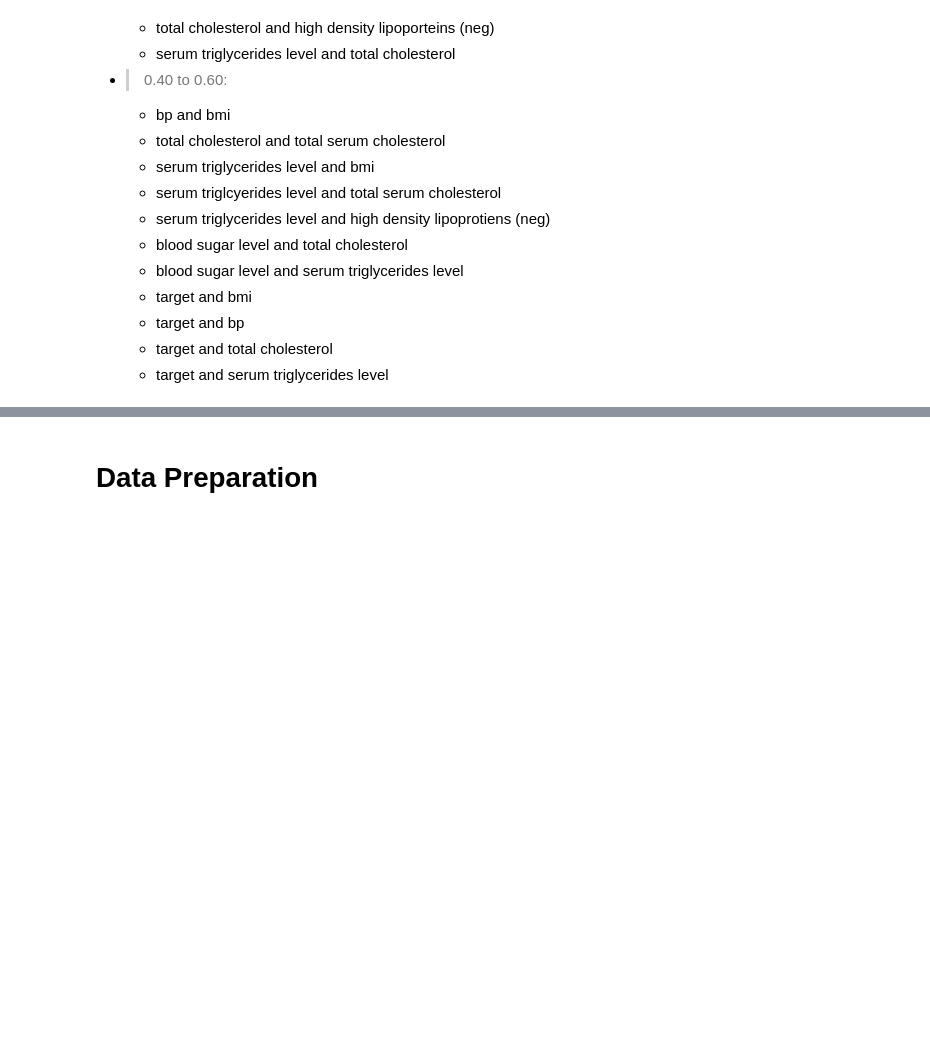
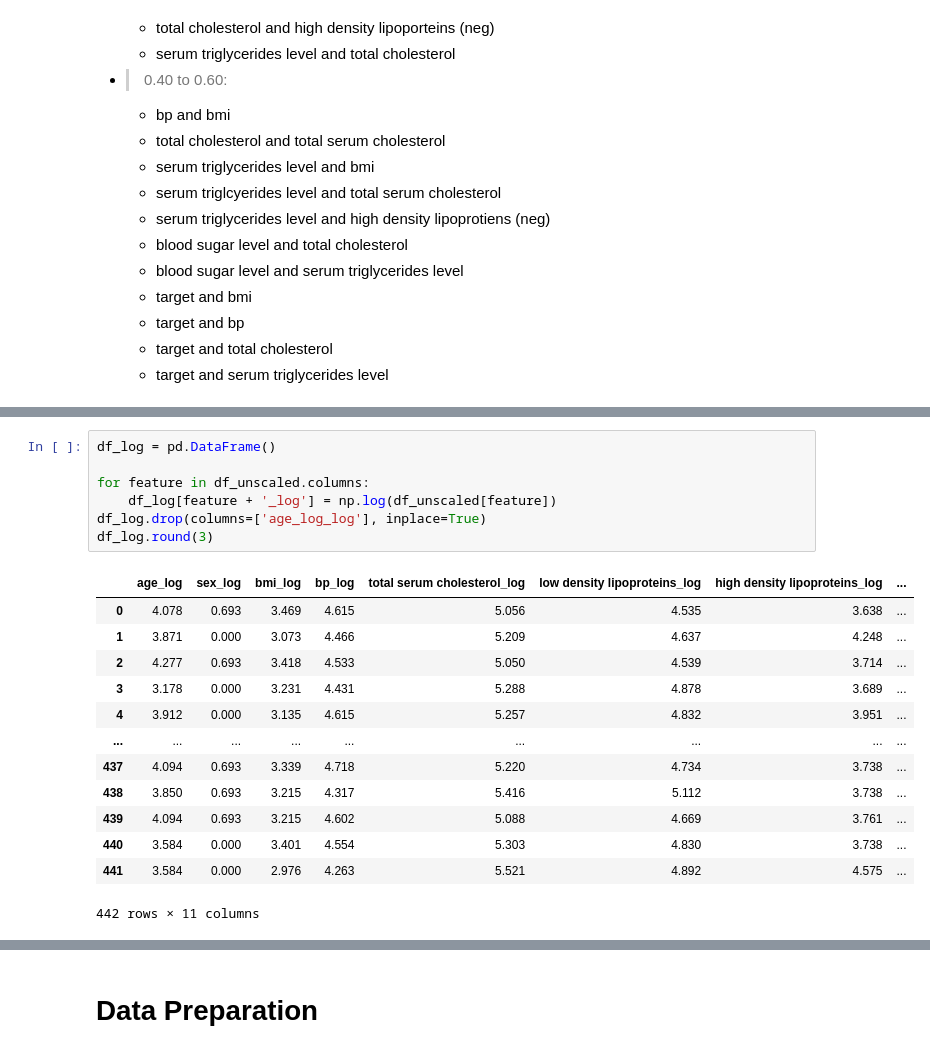
Before and after one commit to mglissmann/09_17_2024, a Jupyter notebook: diabetes_progression.ipynb, the cells around one changed output, grey strips where cells are left out. Drawn from its saved outputs; the diff is of its cells as text; blank space fills up the shorter version.

```diff
--- a/diabetes_progression.ipynb
+++ b/diabetes_progression.ipynb
@@ -195,0 +213,21 @@ plt.show()
+# %%
+df_log = pd.DataFrame()
+
+for feature in df_unscaled.columns:
+    df_log[feature + '_log'] = np.log(df_unscaled[feature])
+df_log.drop(columns=['age_log_log'], inplace=True)
+df_log.round(3)
+# %% [output]
+|  | age_log | sex_log | bmi_log | bp_log | total serum cholesterol_log | low density lipoproteins_log | high density lipoproteins_log | ... |
+| 0 | 4.078 | 0.693 | 3.469 | 4.615 | 5.056 | 4.535 | 3.638 | ... |
+| 1 | 3.871 | 0.000 | 3.073 | 4.466 | 5.209 | 4.637 | 4.248 | ... |
+| 2 | 4.277 | 0.693 | 3.418 | 4.533 | 5.050 | 4.539 | 3.714 | ... |
+| 3 | 3.178 | 0.000 | 3.231 | 4.431 | 5.288 | 4.878 | 3.689 | ... |
+| 4 | 3.912 | 0.000 | 3.135 | 4.615 | 5.257 | 4.832 | 3.951 | ... |
+| ... | ... | ... | ... | ... | ... | ... | ... | ... |
+| 437 | 4.094 | 0.693 | 3.339 | 4.718 | 5.220 | 4.734 | 3.738 | ... |
+| 438 | 3.850 | 0.693 | 3.215 | 4.317 | 5.416 | 5.112 | 3.738 | ... |
+| 439 | 4.094 | 0.693 | 3.215 | 4.602 | 5.088 | 4.669 | 3.761 | ... |
+| 440 | 3.584 | 0.000 | 3.401 | 4.554 | 5.303 | 4.830 | 3.738 | ... |
+| 441 | 3.584 | 0.000 | 2.976 | 4.263 | 5.521 | 4.892 | 4.575 | ... |
+442 rows × 11 columns
```
Also changed, not shown: parts of 9 cells of this notebook.
